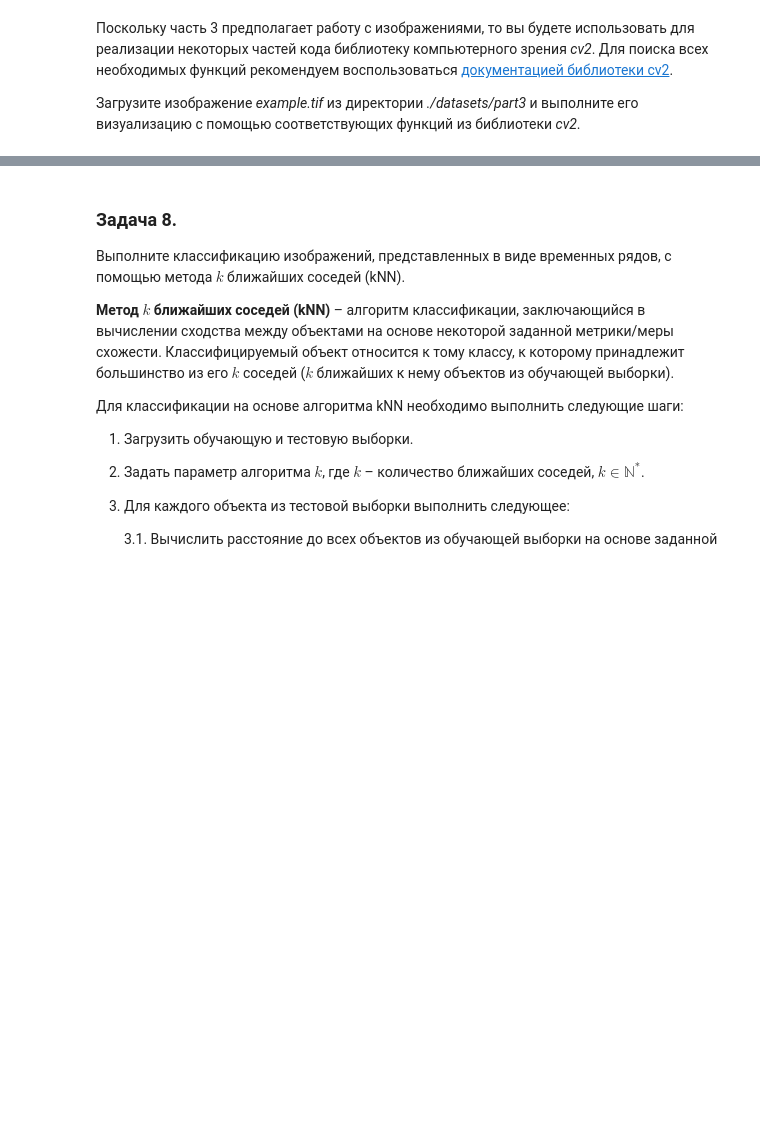
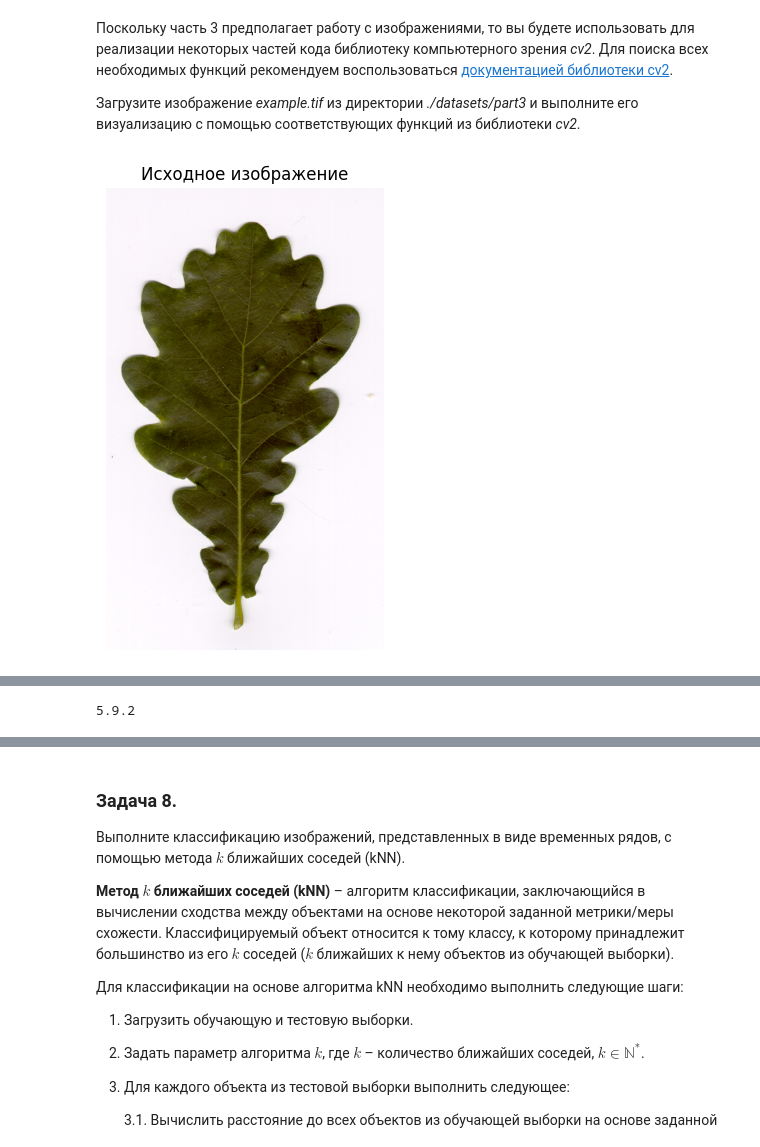
Before and after one commit to vsssjke77/2026-Snedkov-TimeSeriesCourse, a Jupyter notebook: practice/01 Basics/01 Basics.ipynb, the cells around one changed output, grey strips where cells are left out. Saved outputs shown, nothing was run; the diff lists cells and outputs as text; code cells hidden in the pictures; blank space fills up the shorter version.

```diff
--- a/practice/01 Basics/01 Basics.ipynb
+++ b/practice/01 Basics/01 Basics.ipynb
@@ -512,3 +513,13 @@ T = \{t_i\}_{i=1}^K,\;где \; t_i = dist(O, P_i), \; P_i \in P.
+# %%
+img = cv2.imread('./datasets/part3/example.tif')
+
+plt.figure(figsize=(8, 6))
+plt.imshow(cv2.cvtColor(img, cv2.COLOR_BGR2RGB))
+plt.axis('off')
+plt.title('Исходное изображение')
+plt.show()
+# %% [output]
+[figure, added]
 # %% [markdown]
 За конвертацию изображения во временной ряд с помощью описанного выше метода отвечает функция `image2ts()` из модуля *image_converter.py*. Прежде чем исходное изображение будет преобразовано во временной ряд, сначала оно должно пройти этап предварительной обработки. Предварительная обработка включает в себя следующие шаги:
 
@@ -522,6 +533,11 @@ T = \{t_i\}_{i=1}^K,\;где \; t_i = dist(O, P_i), \; P_i \in P.
 *   параметр, определяющий нужно или нет визуализировать изображение с выделенными на нем контуром, центром масс и лучами, проведенными из центра.
 
 Визуализируйте полученный временной ряд.
+# %%
+import nbformat
+print(nbformat.__version__)
+# %% [output]
+5.9.2
 # %%
 angle_step = 20
 visualize = True
```
Also changed, not shown: parts of 14 cells of this notebook, 4 other files.
